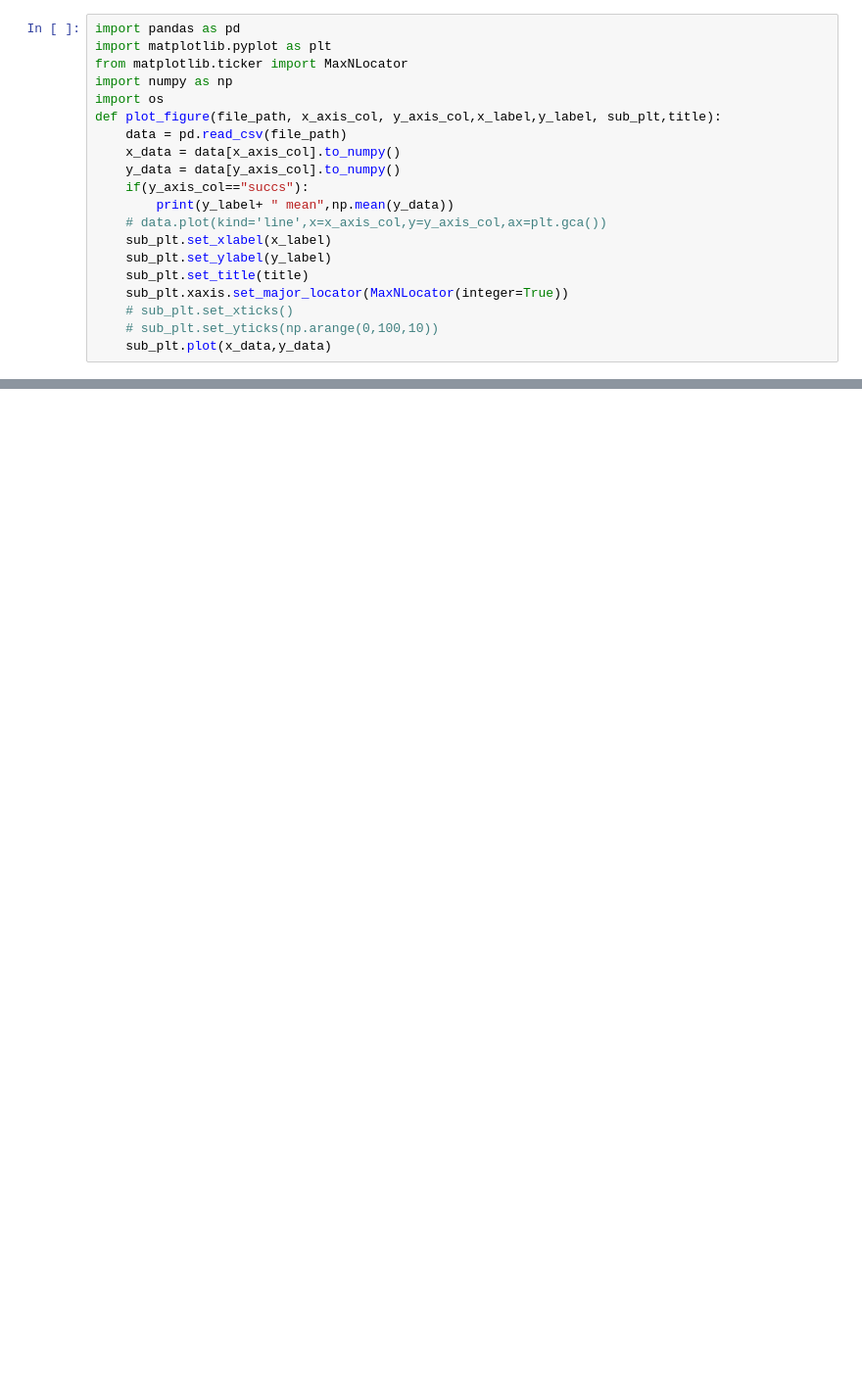
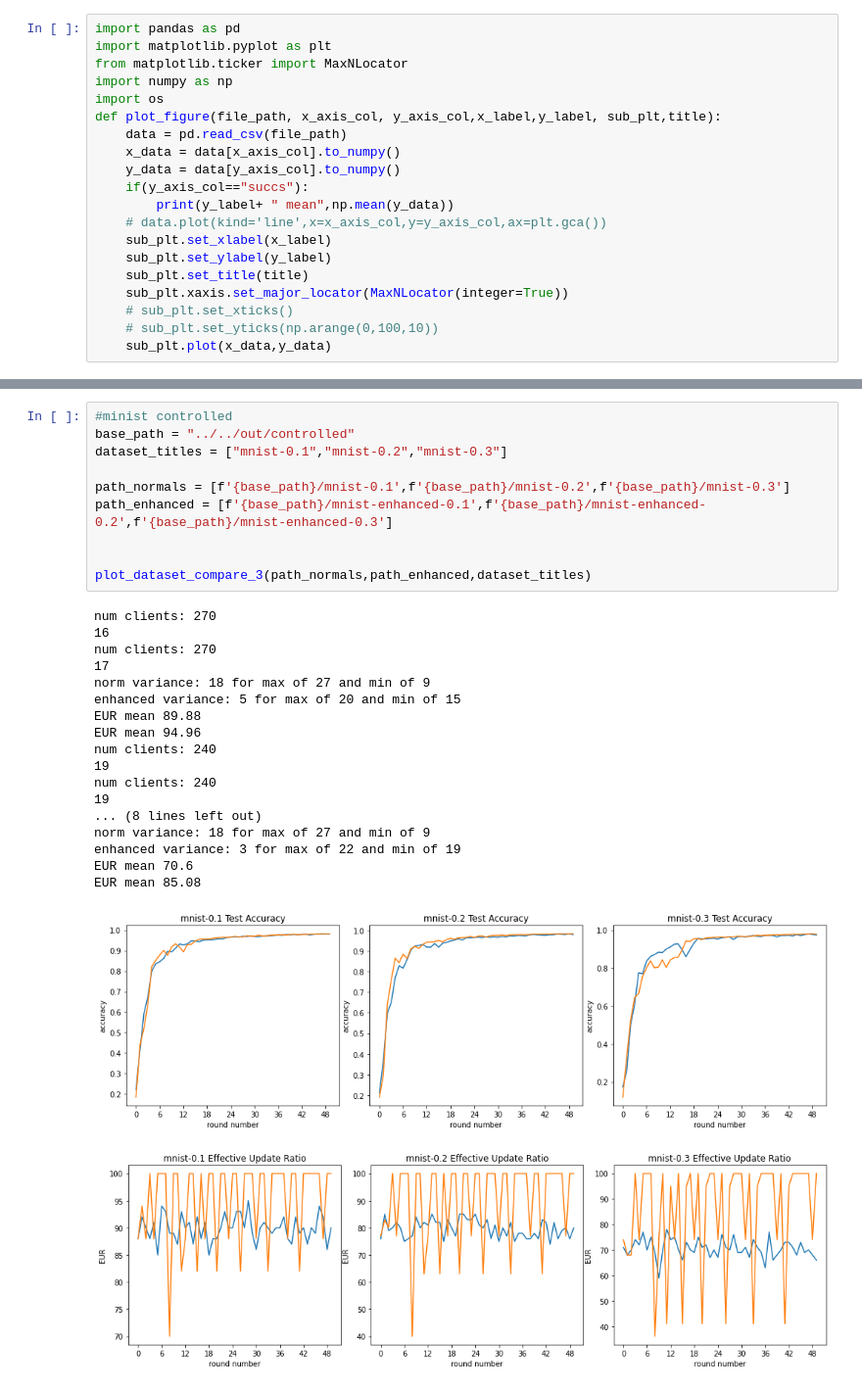
Before and after one commit to Serverless-Federated-Learning/FedLesScan, a Jupyter notebook: experiment/plots/eur.ipynb, the cells around one changed output, grey strips where cells are left out. Shown at 98% size. Cells and saved outputs as stored; diff of their text form; blank space fills up the shorter version.

```diff
--- a/experiment/plots/eur.ipynb
+++ b/experiment/plots/eur.ipynb
@@ -97,0 +109,30 @@ EUR mean 25.0
+# %%
+#minist controlled
+base_path = "../../out/controlled"
+dataset_titles = ["mnist-0.1","mnist-0.2","mnist-0.3"]
+
+path_normals = [f'{base_path}/mnist-0.1',f'{base_path}/mnist-0.2',f'{base_path}/mnist-0.3']
+path_enhanced = [f'{base_path}/mnist-enhanced-0.1',f'{base_path}/mnist-enhanced-0.2',f'{base_path}/mnist-enhanced-0.3']
+
+
+plot_dataset_compare_3(path_normals,path_enhanced,dataset_titles)
+# %% [output]
+num clients: 270
+16
+num clients: 270
+17
+norm variance: 18 for max of 27 and min of 9
+enhanced variance: 5 for max of 20 and min of 15
+EUR mean 89.88
+EUR mean 94.96
+num clients: 240
+19
+num clients: 240
+19
+... (8 lines left out)
+norm variance: 18 for max of 27 and min of 9
+enhanced variance: 3 for max of 22 and min of 19
+EUR mean 70.6
+EUR mean 85.08
+[figure, added]
+[figure, added]
```
Also changed, not shown: parts of 10 cells of this notebook, 1 other file.
